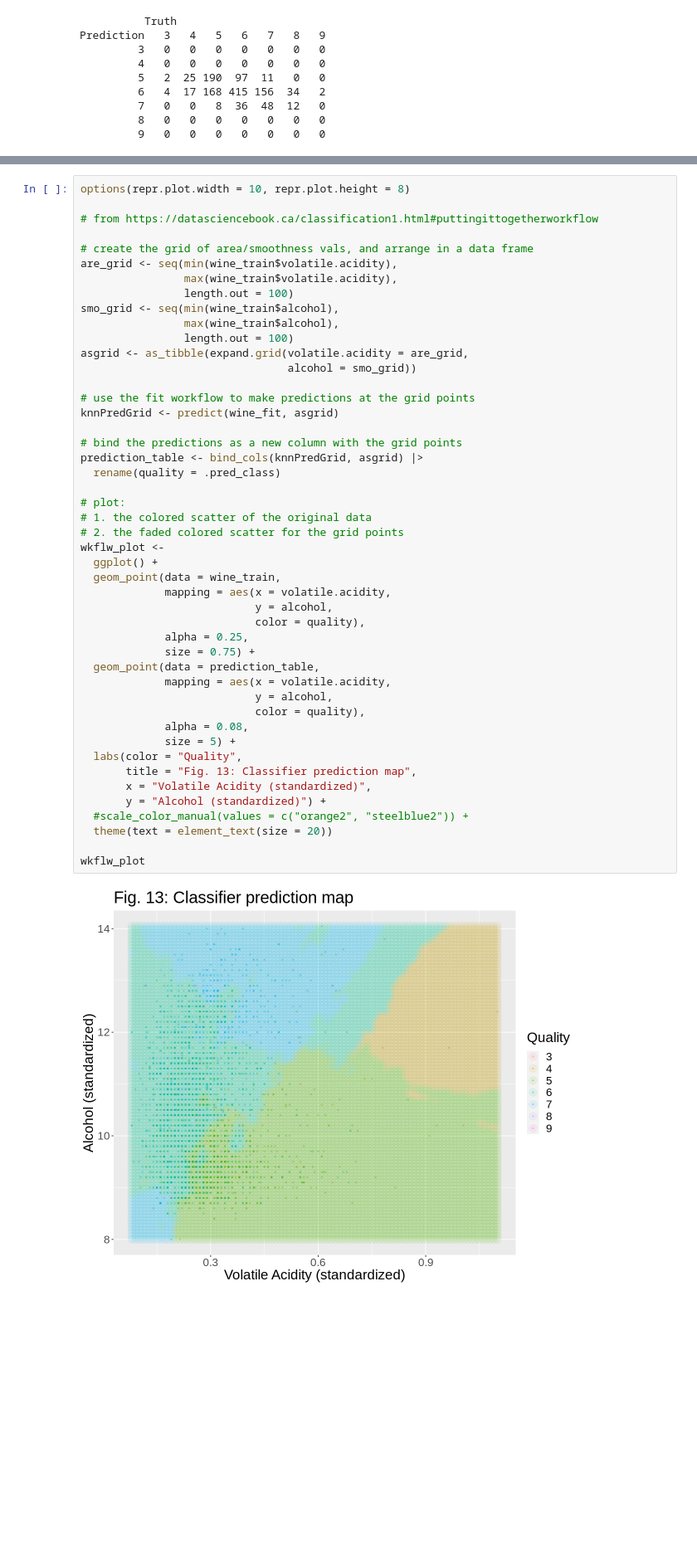
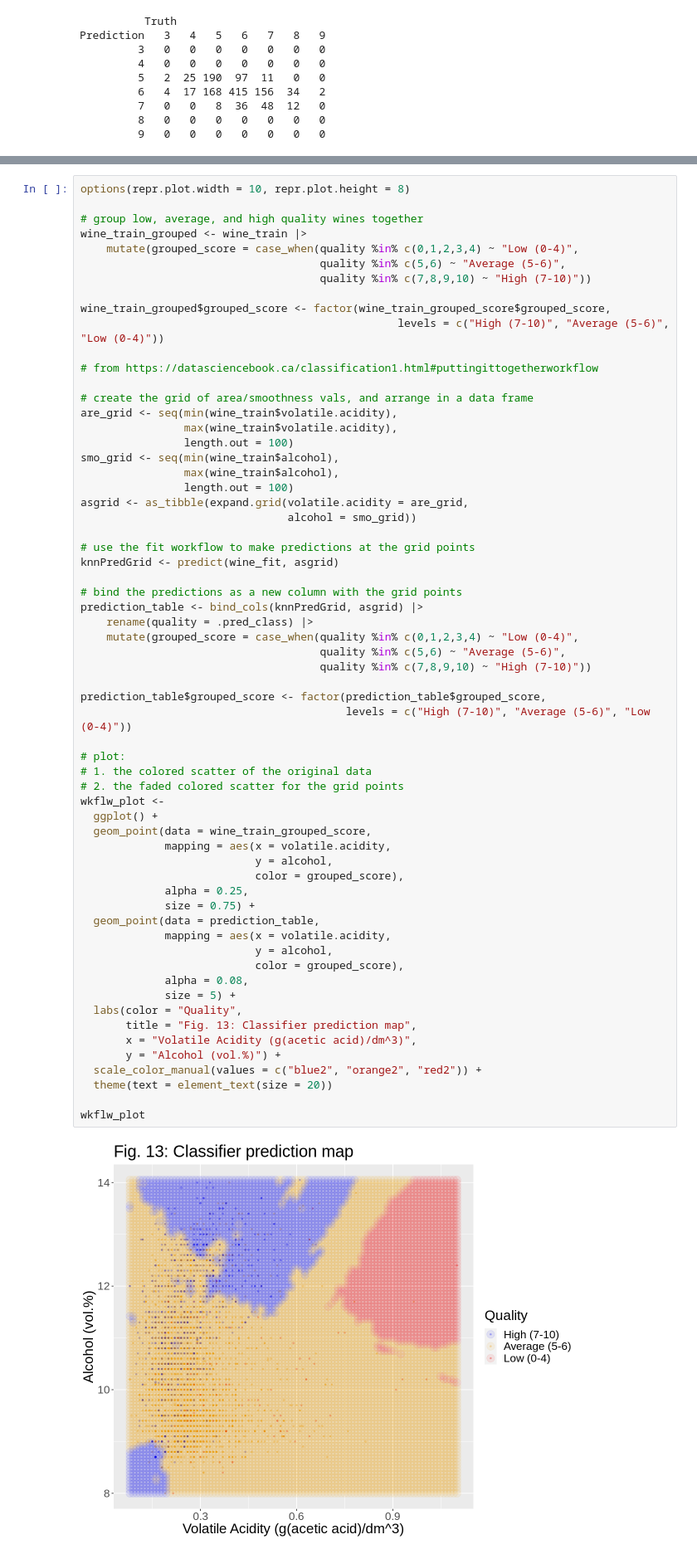
Before and after one commit to pradhyumnan8/DSCI-100-Wine-Quality-Predictor-Project, a Jupyter notebook: group_project_report.ipynb, the cells around one changed output, grey strips where cells are left out. Shown at 83% size. Saved outputs shown, nothing was run; the diff lists cells and outputs as text; blank space fills up the shorter version.

```diff
--- a/group_project_report.ipynb
+++ b/group_project_report.ipynb
@@ -375,5 +357,14 @@ Figure 13 shows the different regions where the classifier predicts a specific c
 # %%
 options(repr.plot.width = 10, repr.plot.height = 8)
+
+# group low, average, and high quality wines together
+wine_train_grouped <- wine_train |>
+    mutate(grouped_score = case_when(quality %in% c(0,1,2,3,4) ~ "Low (0-4)",
+                                     quality %in% c(5,6) ~ "Average (5-6)",
+                                     quality %in% c(7,8,9,10) ~ "High (7-10)"))
+
+wine_train_grouped$grouped_score <- factor(wine_train_grouped_score$grouped_score,
+                                                 levels = c("High (7-10)", "Average (5-6)", "Low (0-4)"))
 
 # from https://datasciencebook.ca/classification1.html#puttingittogetherworkflow
 
@@ -386,41 +377,47 @@ smo_grid <- seq(min(wine_train$alcohol),
                 length.out = 100)
 asgrid <- as_tibble(expand.grid(volatile.acidity = are_grid,
                                 alcohol = smo_grid))
 
 # use the fit workflow to make predictions at the grid points
 knnPredGrid <- predict(wine_fit, asgrid)
 
 # bind the predictions as a new column with the grid points
 prediction_table <- bind_cols(knnPredGrid, asgrid) |>
-  rename(quality = .pred_class)
+    rename(quality = .pred_class) |>
+    mutate(grouped_score = case_when(quality %in% c(0,1,2,3,4) ~ "Low (0-4)",
+                                     quality %in% c(5,6) ~ "Average (5-6)",
+                                     quality %in% c(7,8,9,10) ~ "High (7-10)"))
+
+prediction_table$grouped_score <- factor(prediction_table$grouped_score,
+                                         levels = c("High (7-10)", "Average (5-6)", "Low (0-4)"))
 
 # plot:
 # 1. the colored scatter of the original data
 # 2. the faded colored scatter for the grid points
 wkflw_plot <-
   ggplot() +
-  geom_point(data = wine_train,
+  geom_point(data = wine_train_grouped_score,
              mapping = aes(x = volatile.acidity,
                            y = alcohol,
-                           color = quality),
+                           color = grouped_score),
              alpha = 0.25,
              size = 0.75) +
   geom_point(data = prediction_table,
              mapping = aes(x = volatile.acidity,
                            y = alcohol,
-                           color = quality),
+                           color = grouped_score),
              alpha = 0.08,
              size = 5) +
   labs(color = "Quality",
        title = "Fig. 13: Classifier prediction map",
-       x = "Volatile Acidity (standardized)",
-       y = "Alcohol (standardized)") +
-  #scale_color_manual(values = c("orange2", "steelblue2")) +
+       x = "Volatile Acidity (g(acetic acid)/dm^3)",
+       y = "Alcohol (vol.%)") +
+  scale_color_manual(values = c("blue2", "orange2", "red2")) +
   theme(text = element_text(size = 20))
 
 wkflw_plot
 # %% [output]
-[figure, old version]
+[figure, new version]
 # %% [markdown]
 ## Discussion:
 
```
Also changed, not shown: parts of 10 cells of this notebook.
